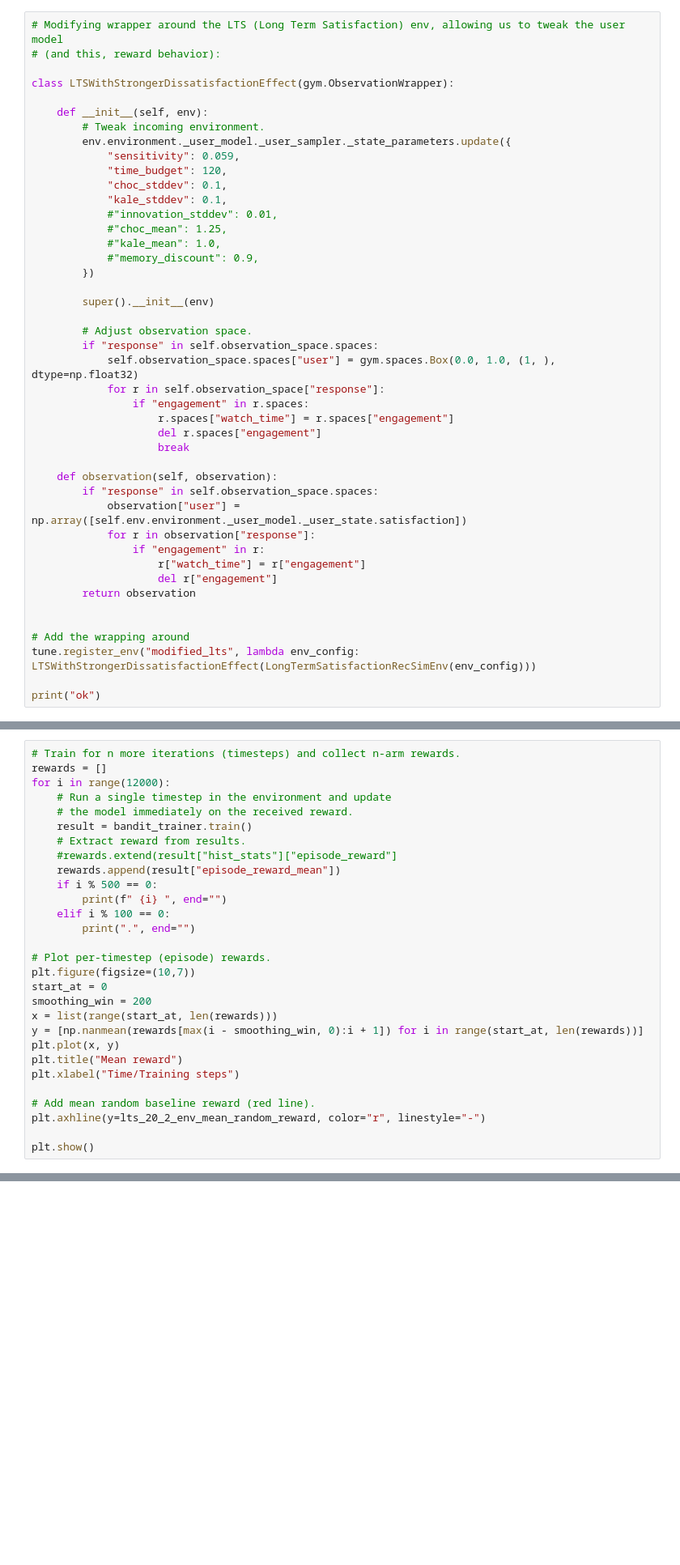
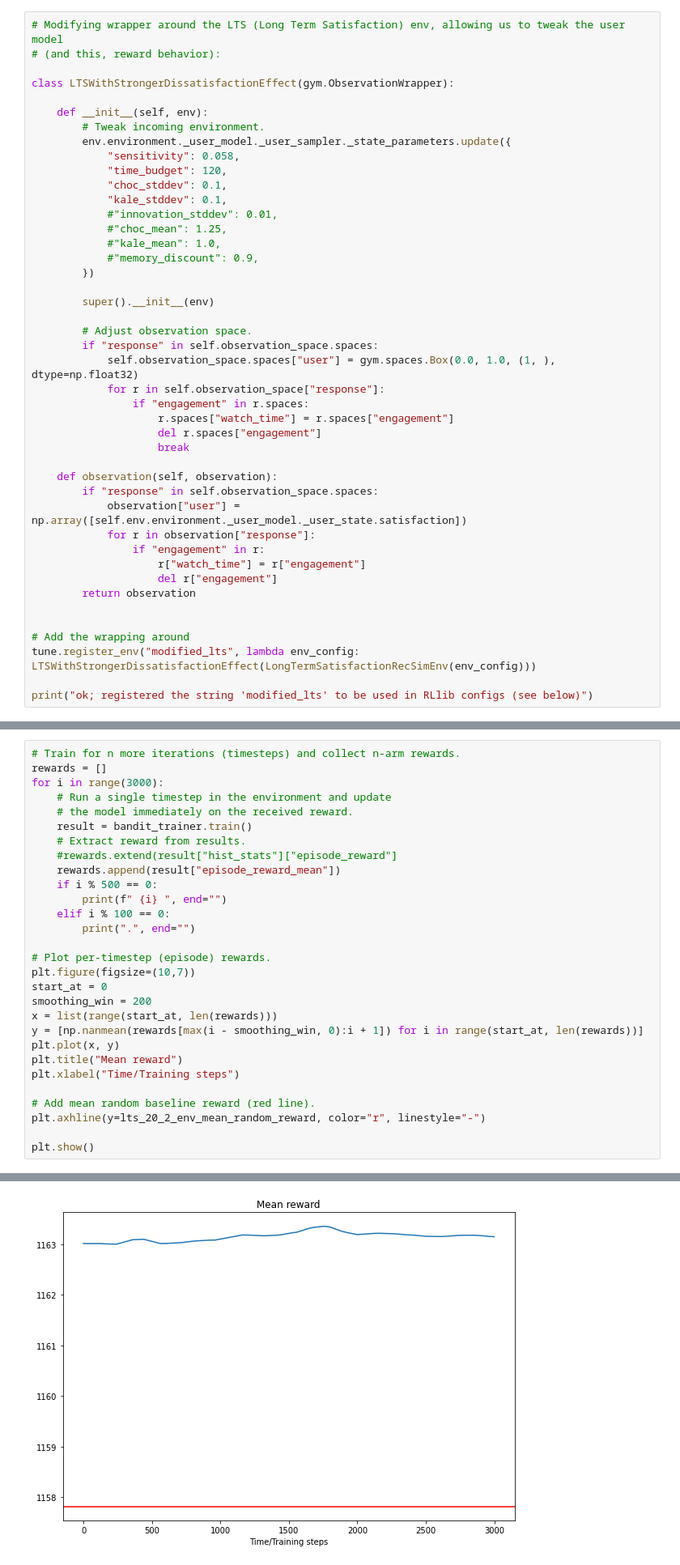
Before and after one commit to sven1977/rllib_tutorials, a Jupyter notebook: production_rl_2022/tutorial_notebook.ipynb, the cells around one changed output, grey strips where cells are left out. Shown at 81% size. Drawn from its saved outputs; the diff is of its cells as text; blank space fills up the shorter version.

```diff
--- a/production_rl_2022/tutorial_notebook.ipynb
+++ b/production_rl_2022/tutorial_notebook.ipynb
@@ -272,7 +277,7 @@ class LTSWithStrongerDissatisfactionEffect(gym.ObservationWrapper):
     def __init__(self, env):
         # Tweak incoming environment.
         env.environment._user_model._user_sampler._state_parameters.update({
-            "sensitivity": 0.059,
+            "sensitivity": 0.058,
             "time_budget": 120,
             "choc_stddev": 0.1,
             "kale_stddev": 0.1,
@@ -306,5 +311,5 @@ class LTSWithStrongerDissatisfactionEffect(gym.ObservationWrapper):
 # Add the wrapping around
 tune.register_env("modified_lts", lambda env_config: LTSWithStrongerDissatisfactionEffect(LongTermSatisfactionRecSimEnv(env_config)))
 
-print("ok")
+print("ok; registered the string 'modified_lts' to be used in RLlib configs (see below)")
 # %% [output]
@@ -504,7 +540,7 @@ pprint(result)
 # %%
 # Train for n more iterations (timesteps) and collect n-arm rewards.
 rewards = []
-for i in range(12000):
+for i in range(3000):
     # Run a single timestep in the environment and update
     # the model immediately on the received reward.
     result = bandit_trainer.train()
@@ -530,3 +566,4 @@ plt.xlabel("Time/Training steps")
 plt.axhline(y=lts_20_2_env_mean_random_reward, color="r", linestyle="-")
 
 plt.show()
+# %% [output]
@@ -533 +571,2 @@ plt.show()
+[figure, added]
 # %% [markdown]
```
Also changed, not shown: parts of 43 cells of this notebook, 2 other files.
